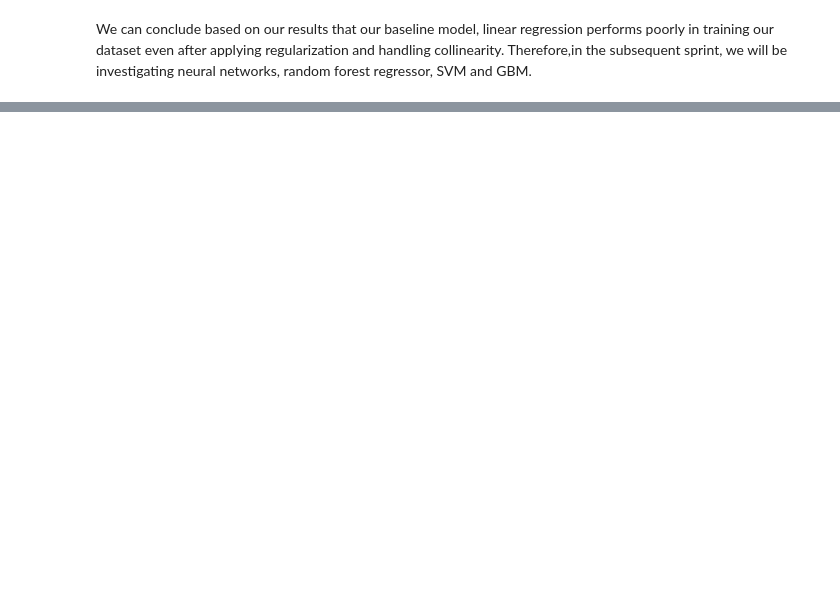
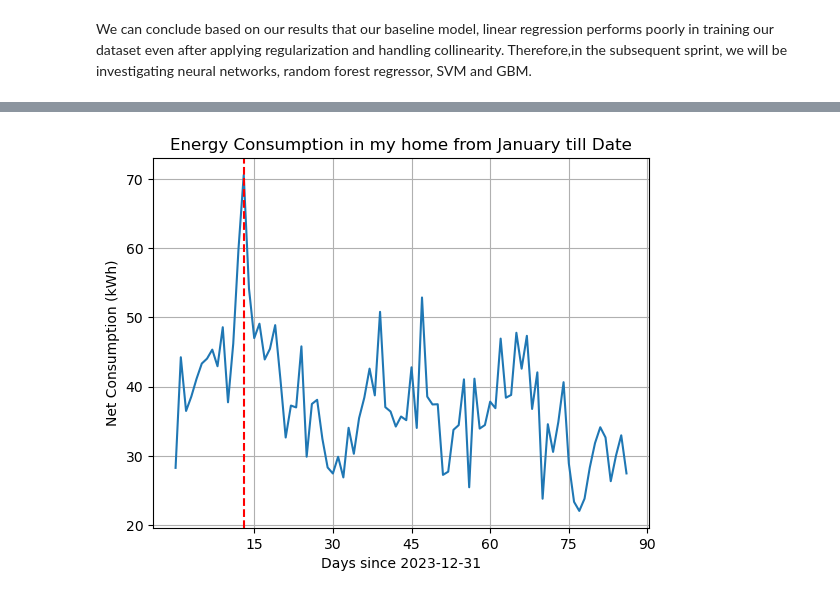
Before and after one commit to faisal9873/capstonerepo, a Jupyter notebook: capstoneSprint3.ipynb, the cells around one changed output, grey strips where cells are left out. Cells and saved outputs as stored; diff of their text form; code cells hidden in the pictures; blank space fills up the shorter version.

```diff
--- a/capstoneSprint3.ipynb
+++ b/capstoneSprint3.ipynb
@@ -1399,0 +1407,2 @@ The test R2 score: 0.02645927880722465
+# %%
+df_home = pd.read_csv('../../data/home_energy.csv')
@@ -1399,0 +1424,6 @@ The test R2 score: 0.02645927880722465
+# %%
+df_home.drop(columns='Account Number', inplace=True)
+df_home['Interval Start Date/Time'] = pd.to_datetime(df_home['Interval Start Date/Time'],format='%Y-%m-%d %H:%M:%S', utc=True)
+
+df_home
+# df_energy['date'] = pd.to_datetime(df_energy['date'], format='%Y-%m-%d %H:%M:%S', utc=True)
@@ -1399,0 +1444,29 @@ The test R2 score: 0.02645927880722465
+# %%
+import pandas as pd
+import matplotlib.pyplot as plt
+
+# Assuming df_home is already defined
+df_home['date'] = pd.to_datetime(df_home['Interval Start Date/Time'])
+df_home['day_number'] = (df_home['date'] - pd.Timestamp('2023-12-31')).dt.days
+
+plt.figure()
+
+plt.plot(df_home['day_number'], df_home['Net Consumption (kWh)'])
+
+# Find the index corresponding to the peak value
+peak_index = df_home['Net Consumption (kWh)'].idxmax()
+
+# Get the corresponding day number for the peak
+peak_day = df_home.loc[peak_index, 'day_number']
+
+# Draw a vertical line through the peak
+plt.axvline(x=peak_day, color='r', linestyle='--')
+
+plt.xlabel('Days since 2023-12-31')
+plt.ylabel('Net Consumption (kWh)')
+plt.title('Energy Consumption in my home from January till Date')
+plt.xticks([15, 30, 45, 60, 75, 90])
+plt.grid()
+plt.show()
+# %% [output]
+[figure, added]
```
Also changed, not shown: parts of 68 cells of this notebook.
